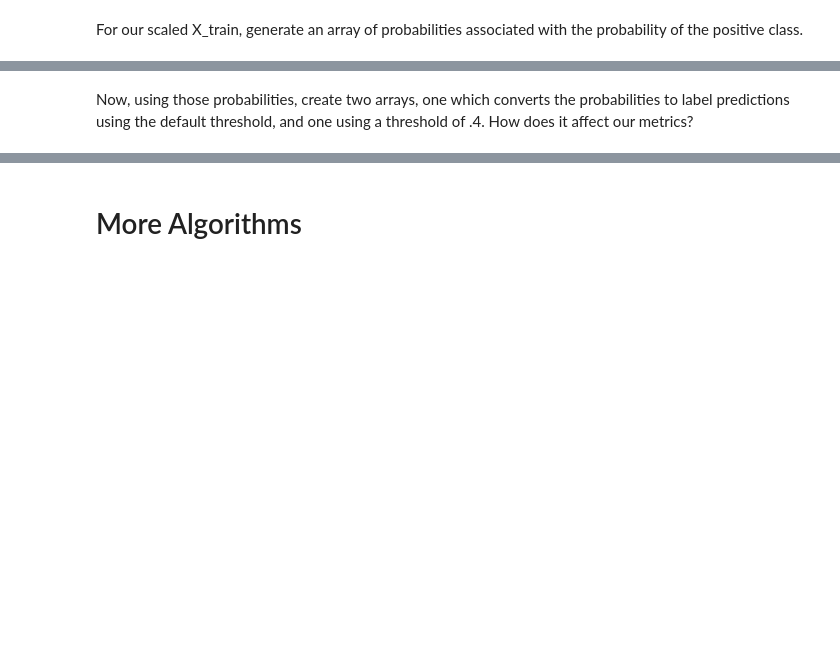
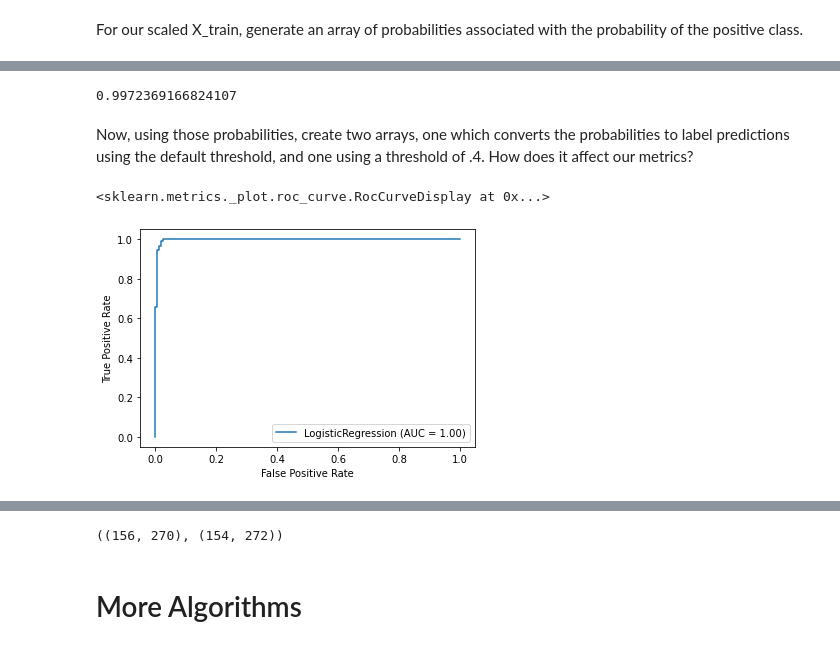
Before and after one commit to ekvu/phase_3_review_061621, a Jupyter notebook: index.ipynb, the cells around one changed output, grey strips where cells are left out. Saved outputs shown, nothing was run; the diff lists cells and outputs as text; code cells hidden in the pictures; blank space fills up the shorter version.

```diff
--- a/index.ipynb
+++ b/index.ipynb
@@ -162,9 +396,35 @@ For our scaled X_train, generate an array of probabilities associated with the p
+# %%
+from sklearn.metrics import roc_auc_score
+roc_auc_score(y_train, y_hat_trained_proba_1)
+# %% [output]
+0.9972369166824107
 # %% [markdown]
 Now, using those probabilities, create two arrays, one which converts the probabilities to label predictions using the default threshold, and one using a threshold of .4.  How does it affect our metrics?
 # %%
 # Plot the AUC_ROC curve for our classifier
+from sklearn.metrics import plot_roc_curve
+plot_roc_curve(lr, X_train_scaled, y_train)
+# %% [output]
+<sklearn.metrics._plot.roc_curve.RocCurveDisplay at 0x...>
+[figure, added]
 # %% [markdown]
 <a id='algos'></a>
+# %%
+def prob_threshold(array, threshold):
+    zeros = []
+    ones = []
+    for x in array:
+        if x[1] >= threshold:
+            ones.append(1)
+        else:
+            zeros.append(0)
+    return len(zeros), len(ones)
+
+pp = lr.predict_proba(X_train_scaled)
+
+prob_threshold(pp, .5), prob_threshold(pp, .4)
+# %% [output]
+((156, 270), (154, 272))
 # %% [markdown]
 # More Algorithms
 # %% [markdown]
```
Also changed, not shown: parts of 103 cells of this notebook.
